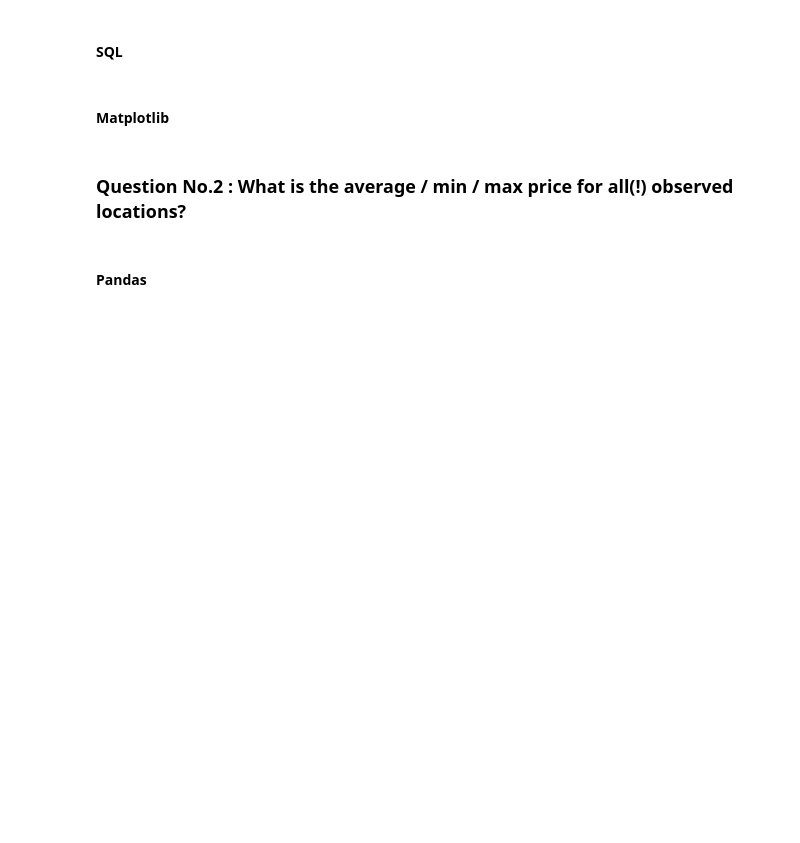
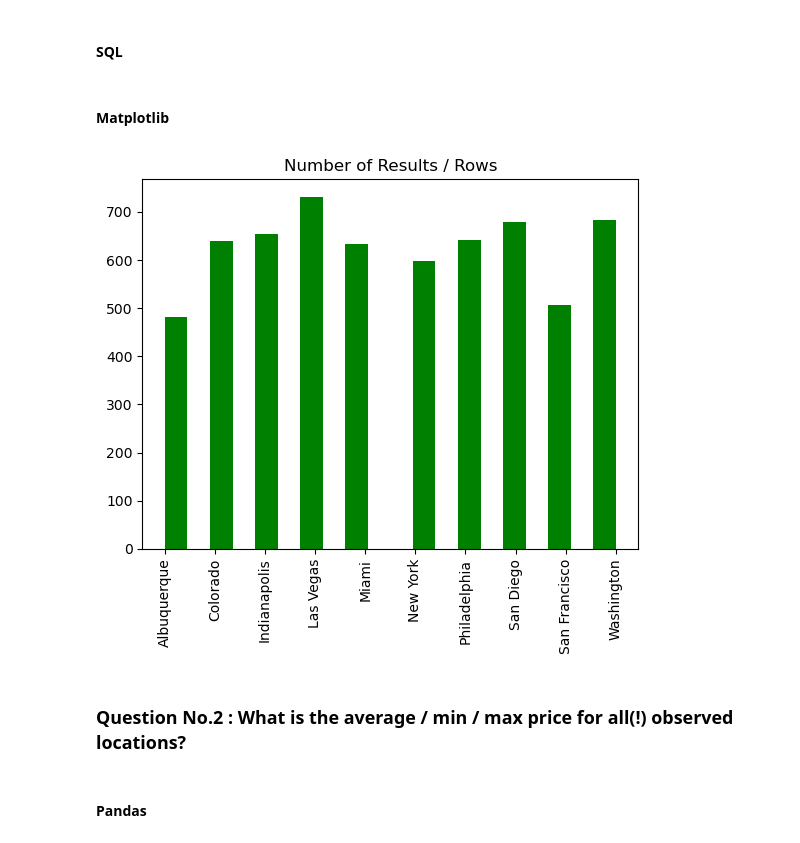
Before and after one commit to Ugi77/projects, a Jupyter notebook: RealEstate/RealEstateDataAnalysis.ipynb, the cells around one changed output. Saved outputs shown, nothing was run; the diff lists cells and outputs as text; code cells hidden in the pictures; blank space fills up the shorter version.

Commit message:
added data analysis to RealEstateDataAnalysis file

```diff
--- a/RealEstate/RealEstateDataAnalysis.ipynb
+++ b/RealEstate/RealEstateDataAnalysis.ipynb
@@ -77,5 +96,13 @@ real_estate_df.to_sql('real_estate', engine)
 # %% [markdown]
 #### Matplotlib
+# %%
+data = real_estate_df['Location']
+p = plt.hist(data, bins = 20, color = 'green') # unsure why we assigned a variable, works without it
+plt.xticks(rotation = 'vertical') # without this line, x-axis names get all squished together
+plt.title('Number of Results / Rows')
+plt.show()
+# %% [output]
+[figure, added]
 # %% [markdown]
 ### Question No.2 : What is the average / min / max price for all(!) observed locations?
 # %% [markdown]
```
Also changed, not shown: parts of 31 cells of this notebook.
